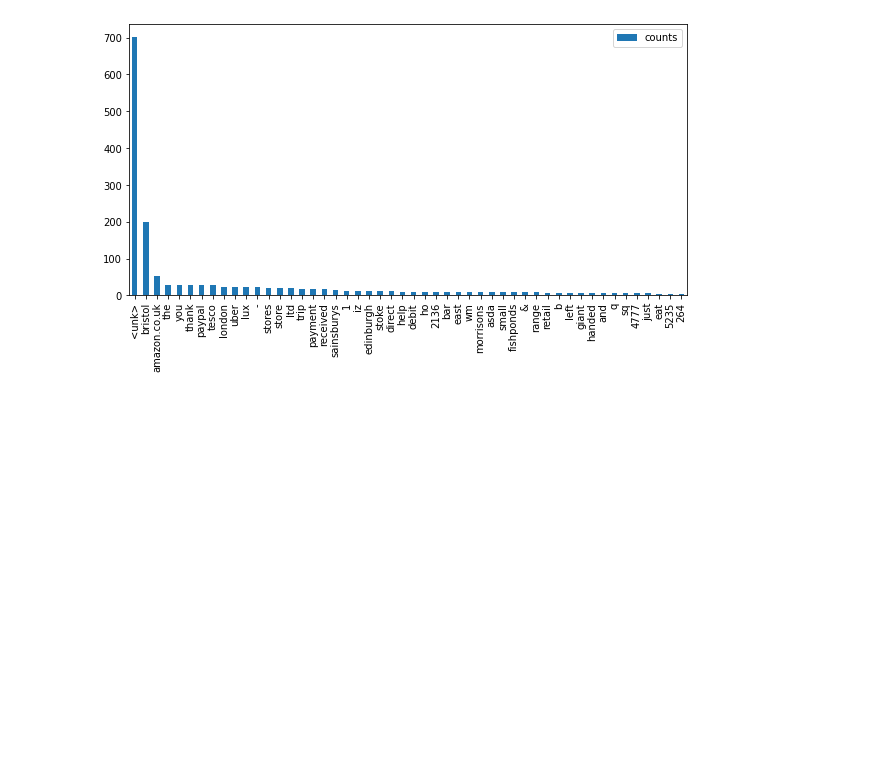
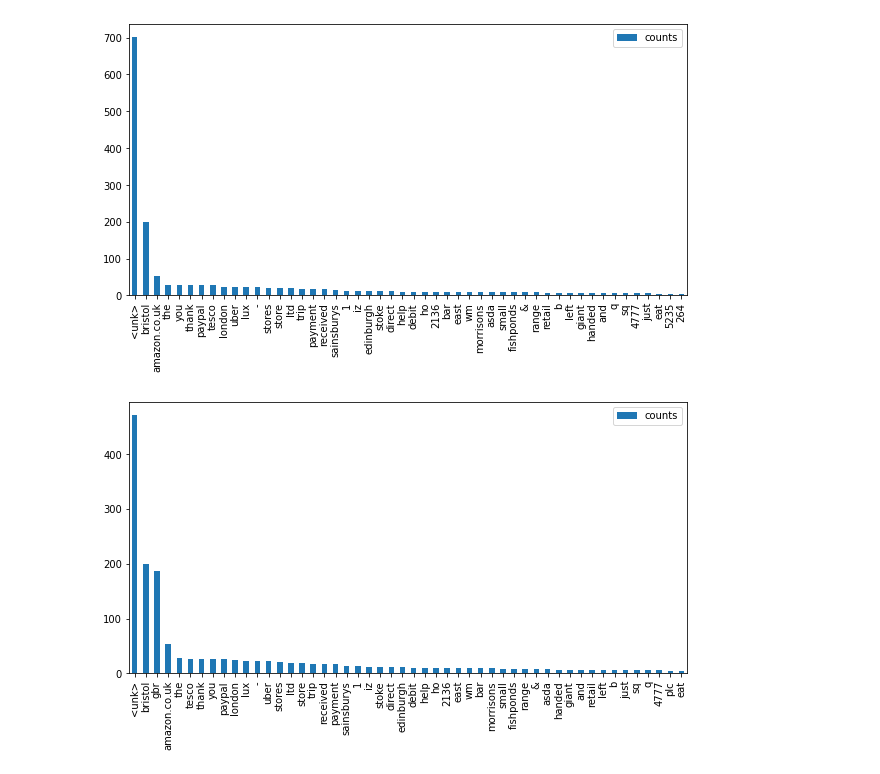
Before and after one commit to HalestormAI/where-did-my-money-go, a Jupyter notebook: notebooks/tokenisation-walkthrough.ipynb, the cells around one changed output. Cells and saved outputs as stored; diff of their text form; code cells hidden in the pictures; blank space fills up the shorter version.

```diff
--- a/notebooks/tokenisation-walkthrough.ipynb
+++ b/notebooks/tokenisation-walkthrough.ipynb
@@ -59,21 +57,20 @@ from tqdm.notebook import tqdm
 
 # I've added a max-vocab size here as loading the whole 999995 entries is very slow.
 # Maybe we don't need the whole vocab? (more on that later)
-def load_vectors(fname, max_vocab=None):
+def load_vectors(fname, max_vocab=999995):
     fin = io.open(fname, 'r', encoding='utf-8', newline='\n', errors='ignore')
-    n, d = map(int, fin.readline().split())
+    vocab = [None] * max_vocab
 
-    data = {}
+    for v_count, line in enumerate(tqdm(fin, desc="Loading vocab from embeddings...", total=max_vocab)):
+        if max_vocab is not None and v_count >= max_vocab:
+            break
+        tokens = line.rstrip().split(' ')
 
-    for v_count, line in enumerate(tqdm(fin, desc="Loading embeddings...")):
-        tokens = line.rstrip().split(' ')
-        data[tokens[0]] = map(float, tokens[1:])
-        v_count += 1
-        if max_vocab is not None and v_count > max_vocab:
-            break
-    return data
+        vocab[v_count] = tokens[0]
 
-embeds = load_vectors("data/wiki-news-300d-1M.vec",10000)
+    return vocab[:min(v_count, max_vocab)]
+
+vocab_10k = load_vectors("data/wiki-news-300d-1M.vec",10000)
 # %% [markdown]
 Takes a while, but now we have a bunch of word embeddings so we might be able to do something useful with our data.
 
@@ -85,11 +82,11 @@ Then we'll run through all the descriptions and replace tokens that don't appear
 # %%
 import fasttext
 
-def tokenize_data(annotated_names, embeddings):
+def tokenize_data(annotated_names, vocab):
     tokenised_data = [(fasttext.tokenize(x[0].lower()), x[1]) for x in annotated_names]
-    tokenised_with_unknowns = [([x if x in embeddings else '<unk>' for x in d[0]], d[1]) for d in tokenised_data]
+    tokenised_with_unknowns = [([x if x in vocab else '<unk>' for x in d[0]], d[1]) for d in tokenised_data]
     return tokenised_with_unknowns
 
-tokenized_refs_and_labels = tokenize_data(refs_and_labels, embeds)
-tokenized_refs_and_labels
+tokenized_refs_and_labels = tokenize_data(refs_and_labels, vocab_10k)
+tokenized_refs_and_labels[:5]
 # %% [output]
@@ -129,7 +126,9 @@ plot_word_histogram(stacked_tokenized_refs, 50)
 # %% [output]
 [figure]
 # %%
-embeds = load_vectors("data/wiki-news-300d-1M.vec")
-tokenized_refs_and_labels = tokenize_data(refs_and_labels, embeds)
+vocab_full = load_vectors("data/wiki-news-300d-1M.vec")
+tokenized_refs_and_labels = tokenize_data(refs_and_labels, vocab_full)
 stacked_tokenized_refs = reduce(lambda x, y: x + y[0], tokenized_refs_and_labels, [])
 plot_word_histogram(stacked_tokenized_refs, 50)
+# %% [output]
+[figure, added]
```
Also changed, not shown: parts of 19 cells of this notebook.
